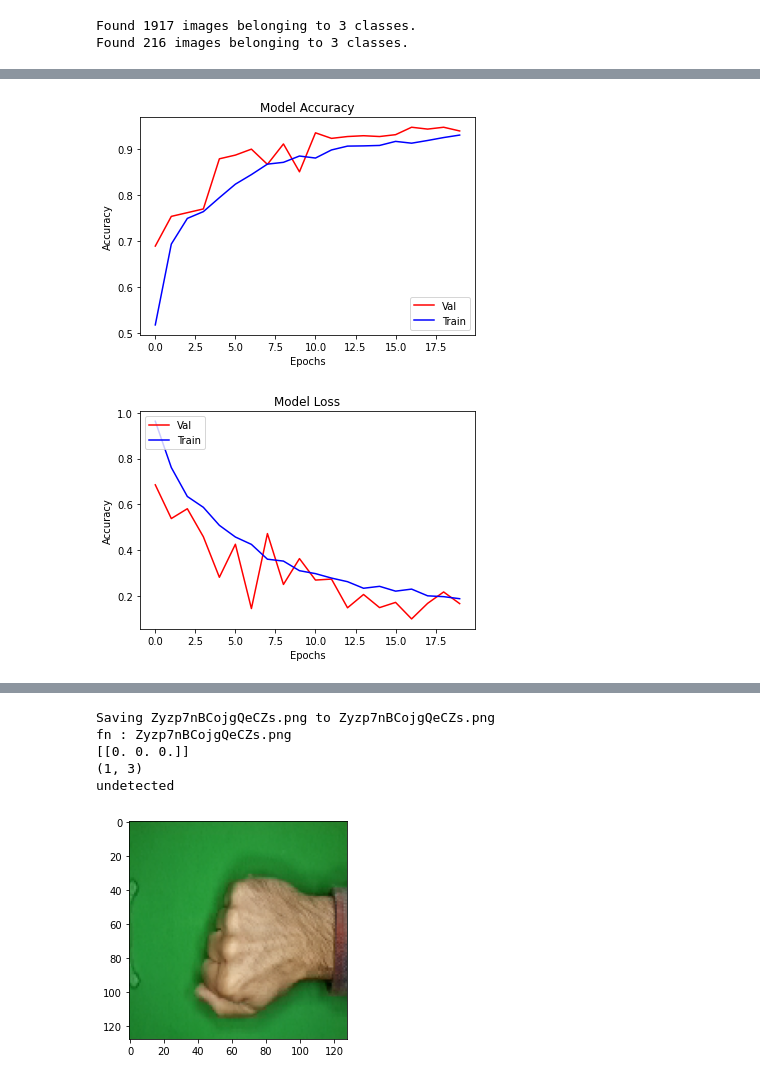
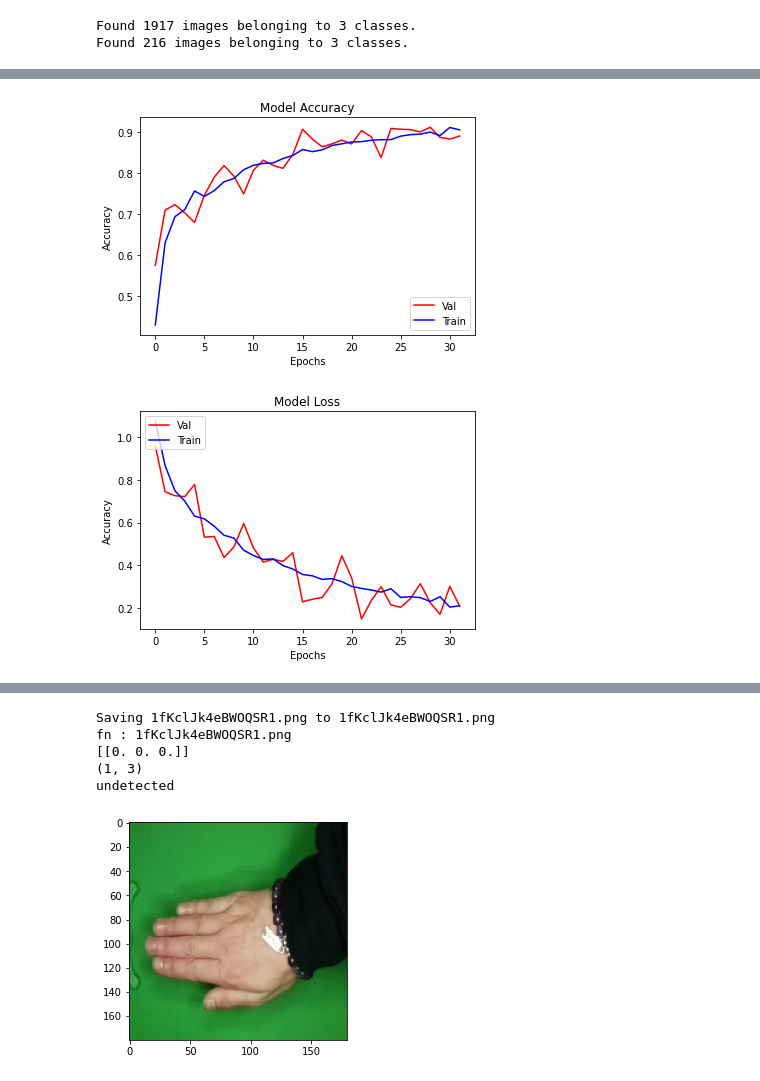
Before and after one commit to bayysp/rockpaperscissor_classification, a Jupyter notebook: cnn_ml_submission.ipynb, the cells around one changed output, grey strips where cells are left out. Saved outputs shown, nothing was run; the diff lists cells and outputs as text; code cells hidden in the pictures.

Commit message:
all code finished but still doesnt work on prediction

```diff
--- a/cnn_ml_submission.ipynb
+++ b/cnn_ml_submission.ipynb
@@ -183,25 +183,25 @@ train_datagen = ImageDataGenerator(
 )
 
 test_datagen = ImageDataGenerator(
-    rescale = 1./255
-    # rotation_range = 20,
-    # horizontal_flip = True,
-    # shear_range = 0.2,
-    # zoom_range = 0.2,
-    # fill_mode = 'nearest'
+    rescale = 1./255,
+    rotation_range = 20,
+    horizontal_flip = True,
+    shear_range = 0.2,
+    zoom_range = 0.2,
+    fill_mode = 'nearest'
 )
 
 train_gen = train_datagen.flow_from_directory(
     '/tmp/rockpaperscissors/train',
-    target_size = (128,128),
-    batch_size = 32,
+    target_size = (180,180),
+    batch_size = 128,
     class_mode = 'categorical'
 )
 
 validation_gen = test_datagen.flow_from_directory(
     '/tmp/rockpaperscissors/val',
-    target_size = (128,128),
-    batch_size = 32,
+    target_size = (180,180),
+    batch_size = 128,
     class_mode = 'categorical'
 )
 # %% [output]
@@ -219,7 +219,7 @@ from keras.layers import MaxPooling2D
 classifier = Sequential()
 
 #convolution
-classifier.add(Conv2D(32,(3,3), input_shape = (128,128,3), activation = 'relu'))
+classifier.add(Conv2D(32,(3,3), input_shape = (180,180,3), activation = 'relu'))
 
 #pooling
 classifier.add(MaxPooling2D(pool_size = (2,2)))
@@ -232,7 +232,7 @@ classifier.add(MaxPooling2D(pool_size = (2, 2)))
 classifier.add(Flatten())
 
 #full connection
-classifier.add(Dense(units = 256, activation = 'relu'))
+classifier.add(Dense(units = 128, activation = 'relu'))
 classifier.add(Dense(units = 3, activation = 'sigmoid'))
 # %%
 #see models summary
@@ -265,10 +265,10 @@ classifier.compile(
 # %%
 history = classifier.fit(
     train_gen,
-    steps_per_epoch = 64,
-    epochs = 20,
+    steps_per_epoch = 24,
+    epochs = 32,
     validation_data = validation_gen,
-    validation_steps = 8,
+    validation_steps = 3,
     verbose = 1
 )
 # %% [output]
@@ -306,7 +306,7 @@ plt.ylabel('Accuracy')
 plt.legend(['Val', 'Train'], loc='lower right')
 plt.show()
 # %% [output]
-[figure, old version]
+[figure, new version]
 # %%
 plt.plot(epochs,val_loss,'r',label='Validation Loss')
 plt.plot(epochs,loss,'b',label='Training Loss')
@@ -316,7 +316,7 @@ plt.xlabel('Epochs')
 plt.ylabel('Accuracy')
 plt.show()
 # %% [output]
-[figure, old version]
+[figure, new version]
 # %%
 #MAKE A PREDICTION
 
@@ -329,35 +329,35 @@ import matplotlib.image as mpimg
 uploaded = files.upload()
 
 for fn in uploaded.keys():
 
   # predicting images
   paths = fn
-  img = image.load_img(paths, target_size=(128,128))
+  img = image.load_img(paths, target_size=(180,180))
   imgplot = plt.imshow(img)
   x = image.img_to_array(img)
   x = np.expand_dims(x, axis=0)
 
   images = np.vstack([x])
-  classes = classifier.predict(images, batch_size=10)
+  classes = classifier.predict(images, batch_size=128)
 
   print("fn : "+fn)
   print(classes)
 
   print(classes.shape)
 
   if classes[0][0] == 1.0:
     print("Predict : Paper")
   elif classes[0][1] == 1.0:
     print("Predict : Rock")
   elif classes[0][2] == 1.0:
     print("Predict : Scissor")
   else :
     print("undetected")
 # %% [output]
 [interactive output not drawn]
-Saving Zyzp7nBCojgQeCZs.png to Zyzp7nBCojgQeCZs.png
-fn : Zyzp7nBCojgQeCZs.png
+Saving 1fKclJk4eBWOQSR1.png to 1fKclJk4eBWOQSR1.png
+fn : 1fKclJk4eBWOQSR1.png
 [[0. 0. 0.]]
 (1, 3)
 undetected
-[figure, old version]
+[figure, new version]
```
Also changed, not shown: parts of 2 cells of this notebook.
